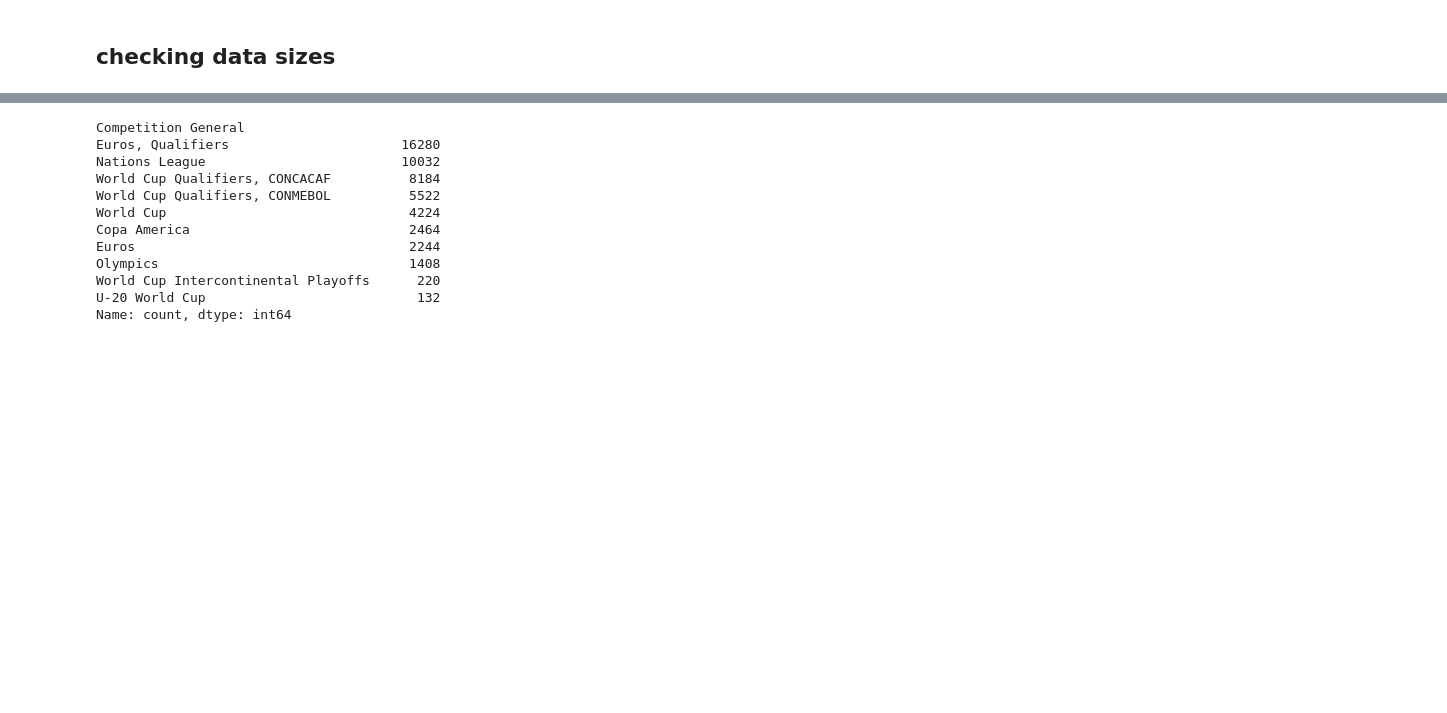
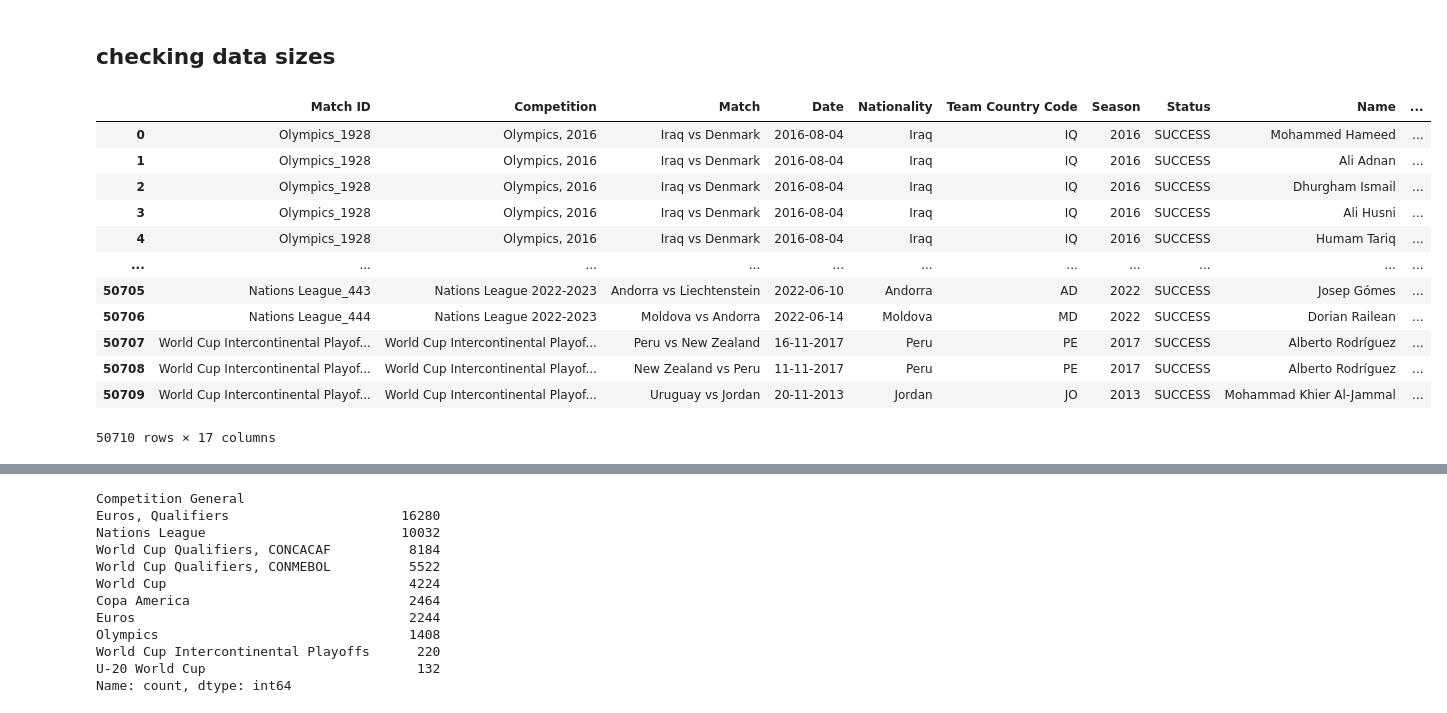
Before and after one commit to finnlsmith/footy_project_market_value_rankings, a Jupyter notebook: create_dataset_1/market_value_scrapes.ipynb, the cells around one changed output, grey strips where cells are left out. Saved outputs shown, nothing was run; the diff lists cells and outputs as text; code cells hidden in the pictures; blank space fills up the shorter version.

Commit message:
Combined the DFs

```diff
--- a/create_dataset_1/market_value_scrapes.ipynb
+++ b/create_dataset_1/market_value_scrapes.ipynb
@@ -720,3 +720,30 @@ asia_wcqs_2026.at[1226, 'Status'] = 'SUCCESS'
 asia_wcqs_2026.to_csv('asia_world_cup_LINEUPS_EDITED.csv')
 # %% [markdown]
 ## checking data sizes
+# %%
+combined_df = load_csv_dataset('MAY 16 NEW LINEUPS TO ADD TO COMBINED DF/combined_df_may_16_gold_cup_removed_UPDATED.csv')
+#len(combined_df)
+combined_df = combined_df.drop(columns={'Unnamed: 0'})
+desired_order = [
+    'Match ID', 'Competition', 'Match', 'Date', 'Nationality', 'Team Country Code',
+    'Season', 'Status', 'Name', 'Market Value', 'Lookup Still Required?',
+    'Lookup Return Case', 'Impute Required?', 'Name(s) Found', 'ORIGINAL JERSEY',
+    'Match Case', 'Competition General'
+]
+combined_df = combined_df.reindex(columns=desired_order)
+
+combined_df
+# %% [output]
+|  | Match ID | Competition | Match | Date | Nationality | Team Country Code | Season | Status | Name | ... |
+| 0 | Olympics_1928 | Olympics, 2016 | Iraq vs Denmark | 2016-08-04 | Iraq | IQ | 2016 | SUCCESS | Mohammed Hameed | ... |
+| 1 | Olympics_1928 | Olympics, 2016 | Iraq vs Denmark | 2016-08-04 | Iraq | IQ | 2016 | SUCCESS | Ali Adnan | ... |
+| 2 | Olympics_1928 | Olympics, 2016 | Iraq vs Denmark | 2016-08-04 | Iraq | IQ | 2016 | SUCCESS | Dhurgham Ismail | ... |
+| 3 | Olympics_1928 | Olympics, 2016 | Iraq vs Denmark | 2016-08-04 | Iraq | IQ | 2016 | SUCCESS | Ali Husni | ... |
+| 4 | Olympics_1928 | Olympics, 2016 | Iraq vs Denmark | 2016-08-04 | Iraq | IQ | 2016 | SUCCESS | Humam Tariq | ... |
+| ... | ... | ... | ... | ... | ... | ... | ... | ... | ... | ... |
+| 50705 | Nations League_443 | Nations League 2022-2023 | Andorra vs Liechtenstein | 2022-06-10 | Andorra | AD | 2022 | SUCCESS | Josep Gómes | ... |
+| 50706 | Nations League_444 | Nations League 2022-2023 | Moldova vs Andorra | 2022-06-14 | Moldova | MD | 2022 | SUCCESS | Dorian Railean | ... |
+| 50707 | World Cup Intercontinental Playof... | World Cup Intercontinental Playof... | Peru vs New Zealand | 16-11-2017 | Peru | PE | 2017 | SUCCESS | Alberto Rodríguez | ... |
+| 50708 | World Cup Intercontinental Playof... | World Cup Intercontinental Playof... | New Zealand vs Peru | 11-11-2017 | Peru | PE | 2017 | SUCCESS | Alberto Rodríguez | ... |
+| 50709 | World Cup Intercontinental Playof... | World Cup Intercontinental Playof... | Uruguay vs Jordan | 20-11-2013 | Jordan | JO | 2013 | SUCCESS | Mohammad Khier Al-Jammal | ... |
+50710 rows × 17 columns
```
Also changed, not shown: parts of 15 cells of this notebook, 1 other file.
